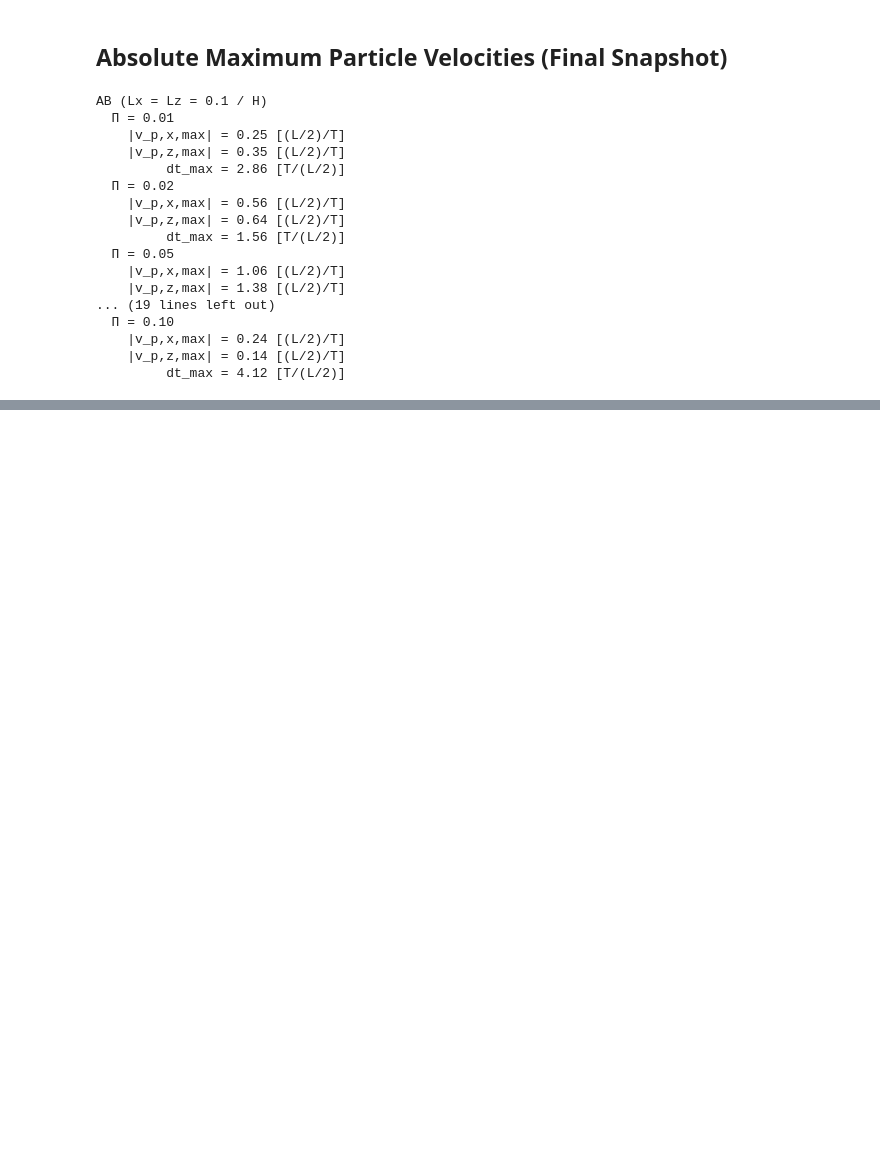
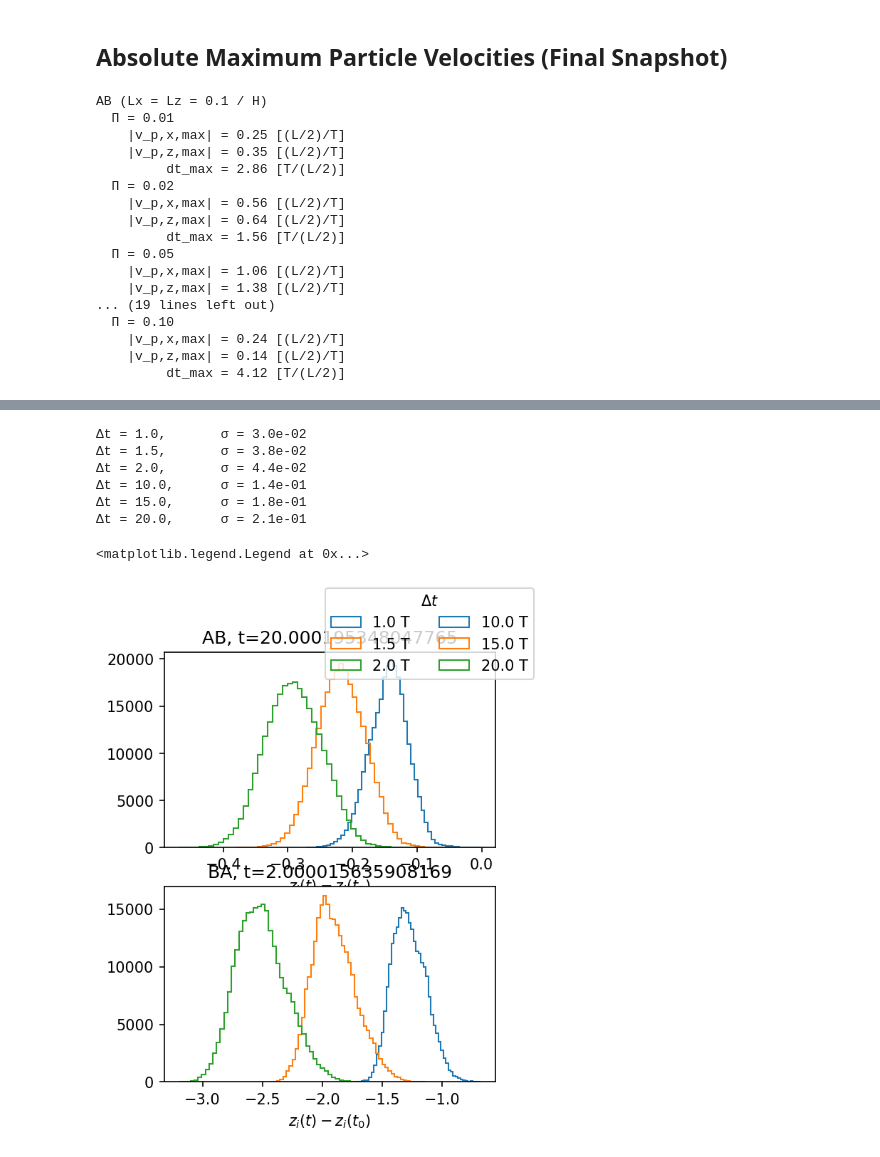
Before and after one commit to sabaronett/streaming-instability, a Jupyter notebook: ipynb/Fig?_Diffusion.ipynb, the cells around one changed output, grey strips where cells are left out. Cells and saved outputs as stored; diff of their text form; code cells hidden in the pictures; blank space fills up the shorter version.

```diff
--- a/ipynb/Fig?_Diffusion.ipynb
+++ b/ipynb/Fig?_Diffusion.ipynb
@@ -64,0 +142,37 @@ AB (Lx = Lz = 0.1 / H)
+# %%
+import sys
+sys.path.insert(0, '/home/stanley/github/sabaronett/local/athena/athena-dust/vis/python')
+import athena_read
+import numpy as np
+from pathlib import Path
+import matplotlib.pyplot as plt
+
+cases = ['AB', 'BA']
+res = 256
+fig, axs = plt.subplots(2, 1, figsize=(4, 5.33), dpi=150)
+# fig.tight_layout()
+
+for i, case in enumerate(cases):
+    path = f'../unstrat/{case}/0.05/{res}'
+    athinput = athena_read.athinput(f'{path}/athinput.si')
+    epsilon = athinput['problem']['epsilon']
+    disp = np.load(f'{path}/dat/disp.npz')
+
+    axs[i].set(title=f'{case}, t={t}', xlabel=r'$z_i(t) - z_i(t_0)$')
+
+    for j in range(10, 21, 5):
+        t, dzp = disp['t'][j], disp['dzp'][j]
+        sigma = np.std(dzp)
+        print(f'Δt = {t:.1f},\tσ = {sigma:.1e}')
+        axs[i].hist(dzp, bins=50, histtype='step', label=f'{t:.1f} T')
+
+fig.legend(title=r'$\Delta t$', ncol=2)
+# %% [output]
+Δt = 1.0,       σ = 3.0e-02
+Δt = 1.5,       σ = 3.8e-02
+Δt = 2.0,       σ = 4.4e-02
+Δt = 10.0,      σ = 1.4e-01
+Δt = 15.0,      σ = 1.8e-01
+Δt = 20.0,      σ = 2.1e-01
+<matplotlib.legend.Legend at 0x...>
+[figure, added]
```
Also changed, not shown: parts of 6 cells of this notebook.
